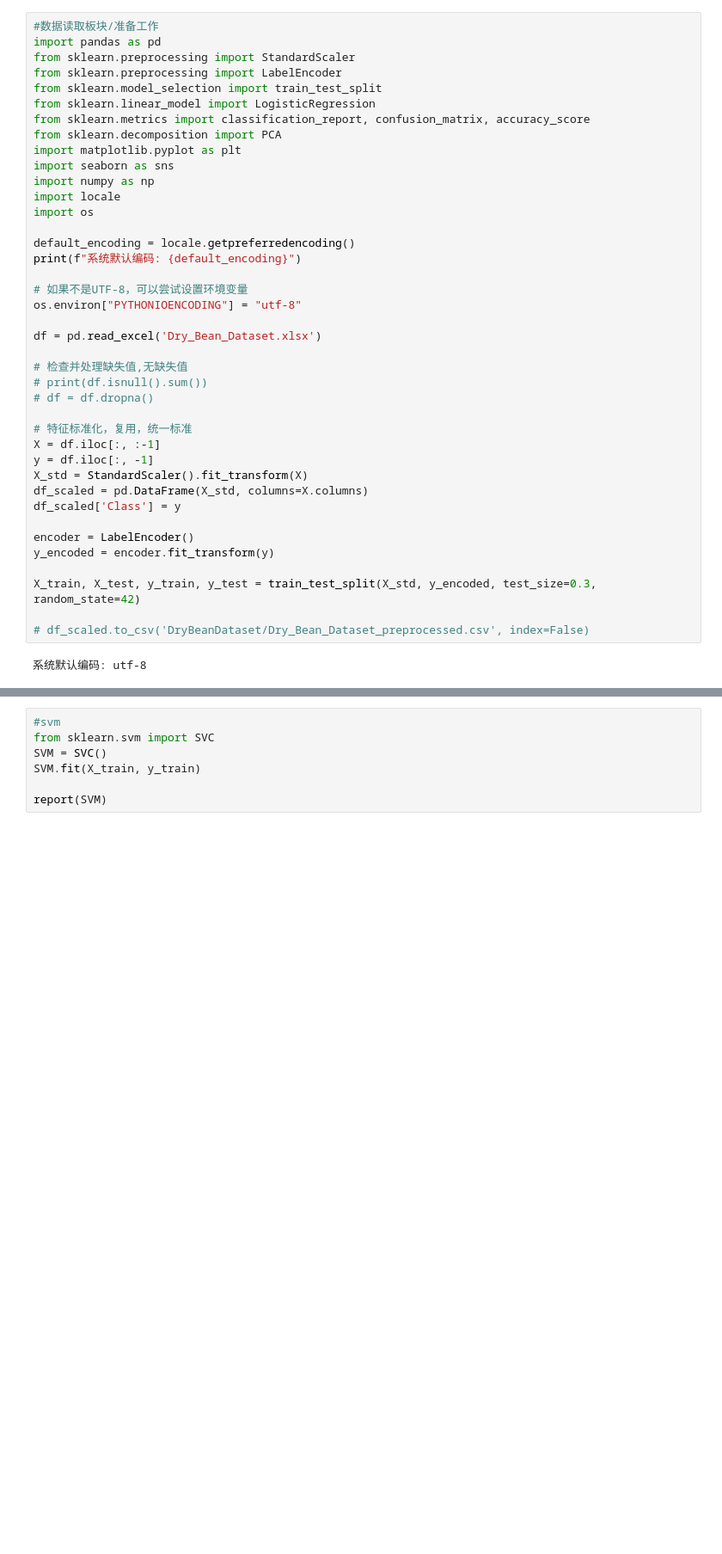
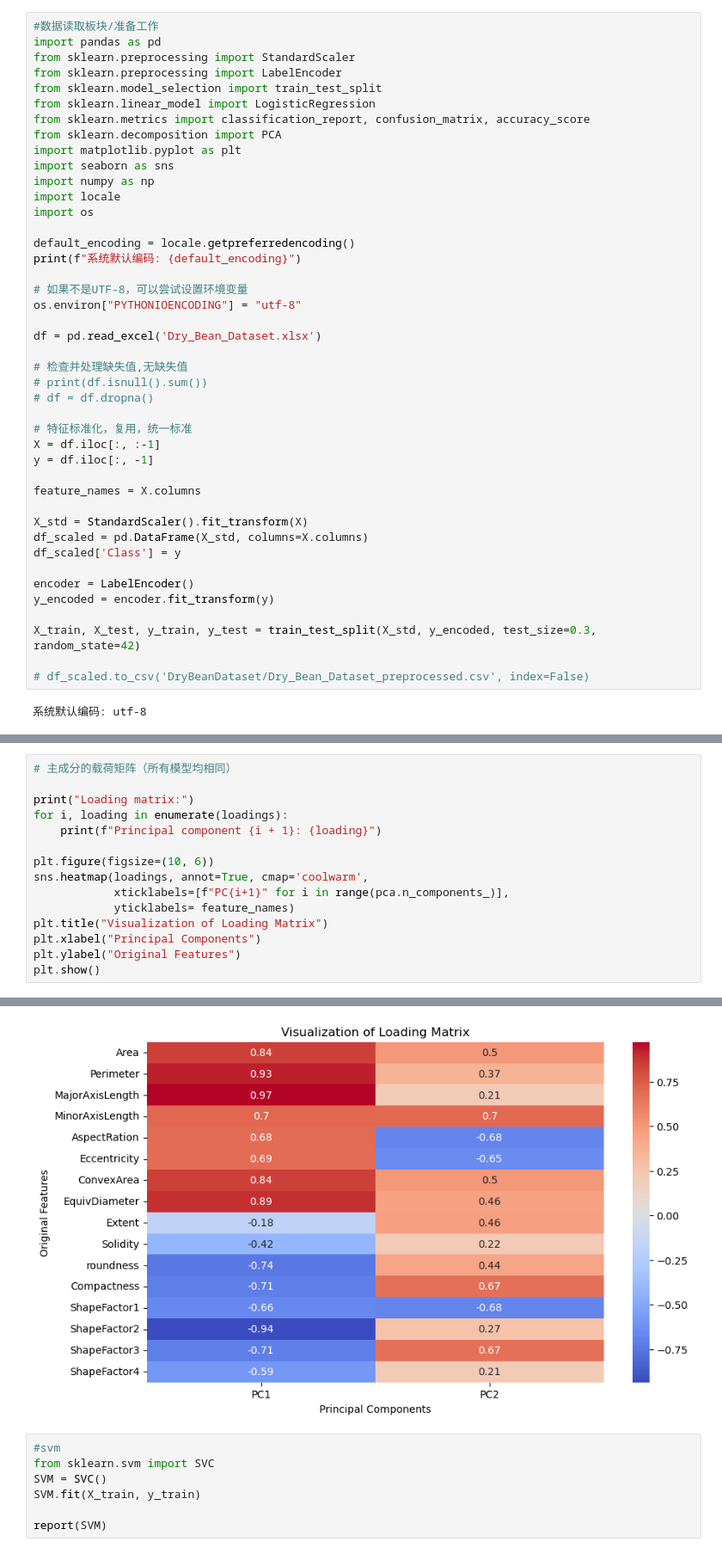
Before and after one commit to 3123738092/MLproject, a Jupyter notebook: Logistics regression.ipynb, the cells around one changed output, grey strips where cells are left out. Shown at 86% size. Saved outputs shown, nothing was run; the diff lists cells and outputs as text; blank space fills up the shorter version.

```diff
--- a/Logistics regression.ipynb
+++ b/Logistics regression.ipynb
@@ -28,6 +28,9 @@ df = pd.read_excel('Dry_Bean_Dataset.xlsx')
 # 特征标准化，复用，统一标准
 X = df.iloc[:, :-1]
 y = df.iloc[:, -1]
+
+feature_names = X.columns
+
 X_std = StandardScaler().fit_transform(X)
 df_scaled = pd.DataFrame(X_std, columns=X.columns)
 df_scaled['Class'] = y
@@ -265,0 +245,16 @@ vis(LR_2d,"LR")
+# %%
+# 主成分的载荷矩阵（所有模型均相同）
+
+print("Loading matrix:")
+for i, loading in enumerate(loadings):
+    print(f"Principal component {i + 1}: {loading}")
+
+plt.figure(figsize=(10, 6))
+sns.heatmap(loadings, annot=True, cmap='coolwarm',
+            xticklabels=[f"PC{i+1}" for i in range(pca.n_components_)],
+            yticklabels= feature_names)
+plt.title("Visualization of Loading Matrix")
+plt.xlabel("Principal Components")
+plt.ylabel("Original Features")
+plt.show()
+# %% [output]
@@ -266,3 +278,4 @@ vis(LR_2d,"LR")
+[figure, added]
 # %%
 #svm
 from sklearn.svm import SVC
```
Also changed, not shown: parts of 11 cells of this notebook.
